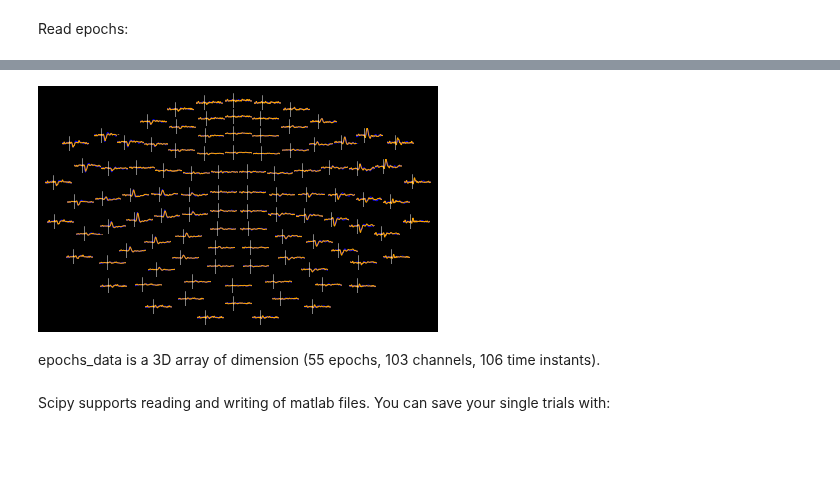
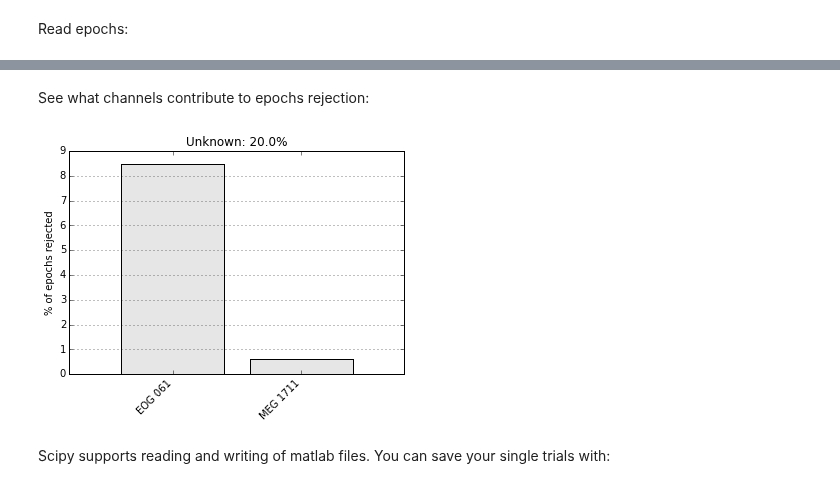
Before and after one commit to mne-tools/mne-python-notebooks, a Jupyter notebook: 1-MNE_from_raw_to_epochs_evoked.ipynb, the cells around one changed output, grey strips where cells are left out. Drawn from its saved outputs; the diff is of its cells as text; code cells hidden in the pictures; blank space fills up the shorter version.

```diff
--- a/1-MNE_from_raw_to_epochs_evoked.ipynb
+++ b/1-MNE_from_raw_to_epochs_evoked.ipynb
@@ -291,12 +270,10 @@ for k in event_id:
-# %%
-evokeds = [epochs[k].average() for k in event_id]
-from mne.viz import plot_topo
-layout = mne.find_layout(epochs.info)
-plot_topo(evokeds, layout=layout, color=['blue', 'orange']);
-# %% [output]
-[figure, removed]
-# %% [markdown]
-epochs_data is a 3D array of dimension (55 epochs, 103 channels, 106 time instants).
+# %% [markdown]
+See what channels contribute to epochs rejection:
+# %%
+epochs.drop_bad_epochs()
+epochs.plot_drop_log();
+# %% [output]
+[figure, added]
 # %% [markdown]
 Scipy supports reading and writing of matlab files. You can save your single trials with:
 # %%
```
Also changed, not shown: parts of 38 cells of this notebook.
